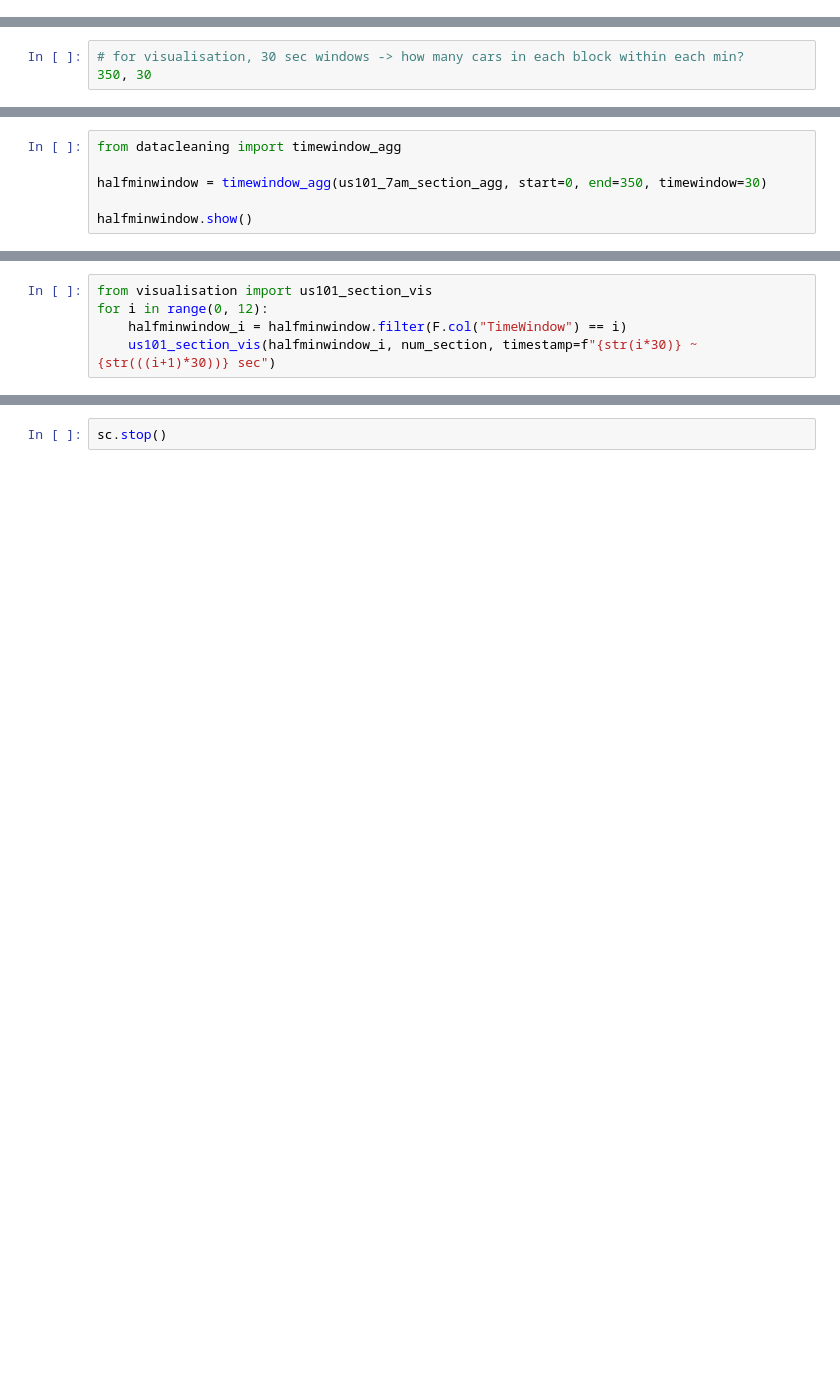
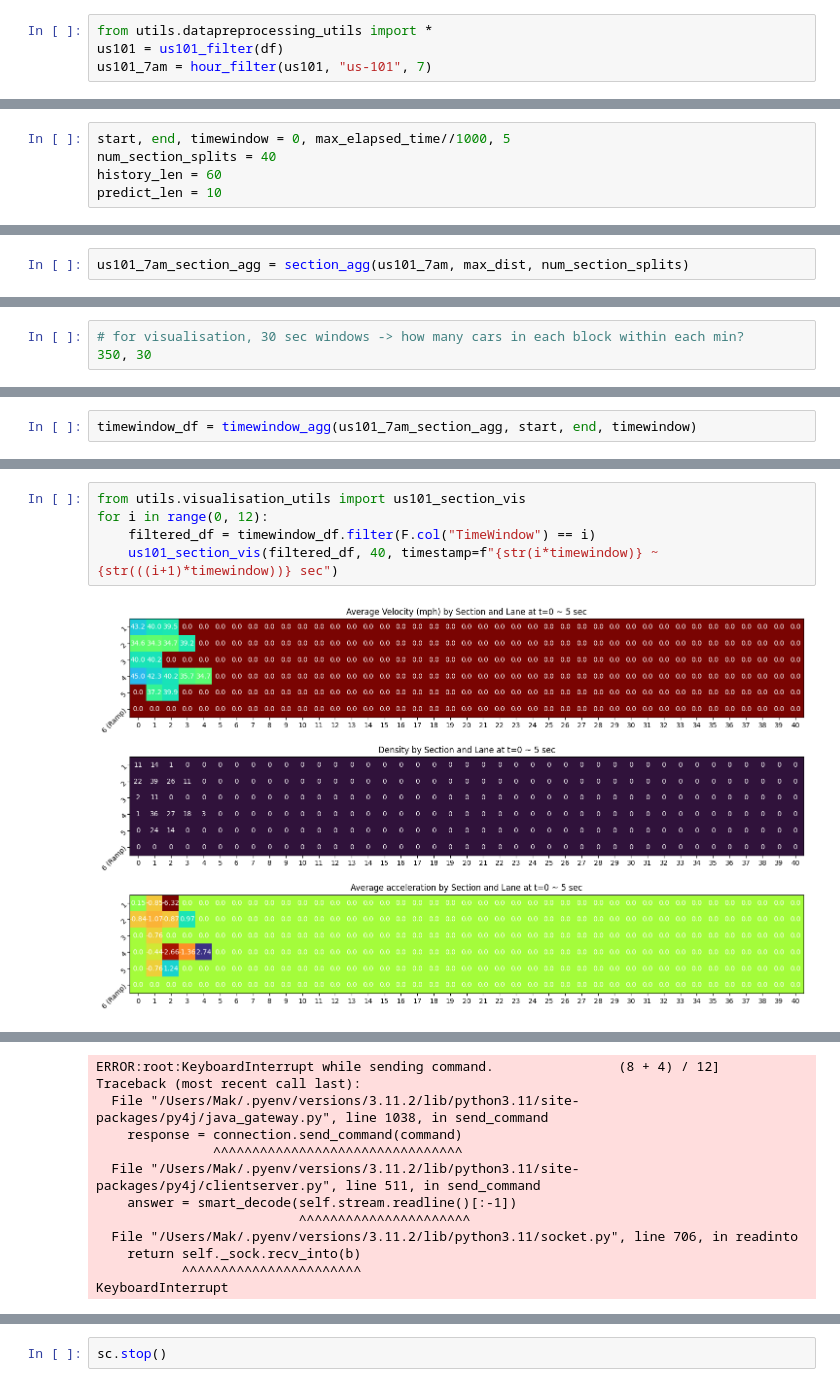
Before and after one commit to mak-skid/RealtimeMDL, a Jupyter notebook: ngsim.ipynb, the cells around one changed output, grey strips where cells are left out. Saved outputs shown, nothing was run; the diff lists cells and outputs as text; blank space fills up the shorter version.

Commit message:
writing predict.py

```diff
--- a/ngsim.ipynb
+++ b/ngsim.ipynb
@@ -380,0 +328,4 @@ us101_7am = us101_7am \
+# %%
+from utils.datapreprocessing_utils import *
+us101 = us101_filter(df)
+us101_7am = hour_filter(us101, "us-101", 7)
@@ -499,3 +427,8 @@ granular_snapshot(us101_7am, 500000)
+# %%
+start, end, timewindow = 0, max_elapsed_time//1000, 5
+num_section_splits = 40
+history_len = 60
+predict_len = 10
 # %%
 num_section = 20
 timestamp = 500000
@@ -504,0 +435,2 @@ us101_7am_section_agg = section_agg(us101_7am, max_dist, num_section)
+# %%
+us101_7am_section_agg = section_agg(us101_7am, max_dist, num_section_splits)
@@ -535,7 +480,3 @@ us101_section_vis(us101_7am_section_agg_snapshot, num_section, timestamp=f"{time
 # %%
-from datacleaning import timewindow_agg
-
-halfminwindow = timewindow_agg(us101_7am_section_agg, start=0, end=350, timewindow=30)
-
-halfminwindow.show()
+timewindow_df = timewindow_agg(us101_7am_section_agg, start, end, timewindow)
 # %% [output]
@@ -629,5 +491,7 @@ halfminwindow.groupBy("TimeWindow").agg(F.count("*")).show()
 # %%
-from visualisation import us101_section_vis
+from utils.visualisation_utils import us101_section_vis
 for i in range(0, 12):
-    halfminwindow_i = halfminwindow.filter(F.col("TimeWindow") == i)
-    us101_section_vis(halfminwindow_i, num_section, timestamp=f"{str(i*30)} ~ {str(((i+1)*30))} sec")
+    filtered_df = timewindow_df.filter(F.col("TimeWindow") == i)
+    us101_section_vis(filtered_df, 40, timestamp=f"{str(i*timewindow)} ~ {str(((i+1)*timewindow))} sec")
+# %% [output]
+[figure, added]
@@ -633,0 +508,12 @@ for i in range(0, 12):
+ERROR:root:KeyboardInterrupt while sending command.                (8 + 4) / 12]
+Traceback (most recent call last):
+  File "/Users/Mak/.pyenv/versions/3.11.2/lib/python3.11/site-packages/py4j/java_gateway.py", line 1038, in send_command
+    response = connection.send_command(command)
+               ^^^^^^^^^^^^^^^^^^^^^^^^^^^^^^^^
+  File "/Users/Mak/.pyenv/versions/3.11.2/lib/python3.11/site-packages/py4j/clientserver.py", line 511, in send_command
+    answer = smart_decode(self.stream.readline()[:-1])
+                          ^^^^^^^^^^^^^^^^^^^^^^
+  File "/Users/Mak/.pyenv/versions/3.11.2/lib/python3.11/socket.py", line 706, in readinto
+    return self._sock.recv_into(b)
+           ^^^^^^^^^^^^^^^^^^^^^^^
+KeyboardInterrupt
```
Also changed, not shown: parts of 30 cells of this notebook, 13 other files.
